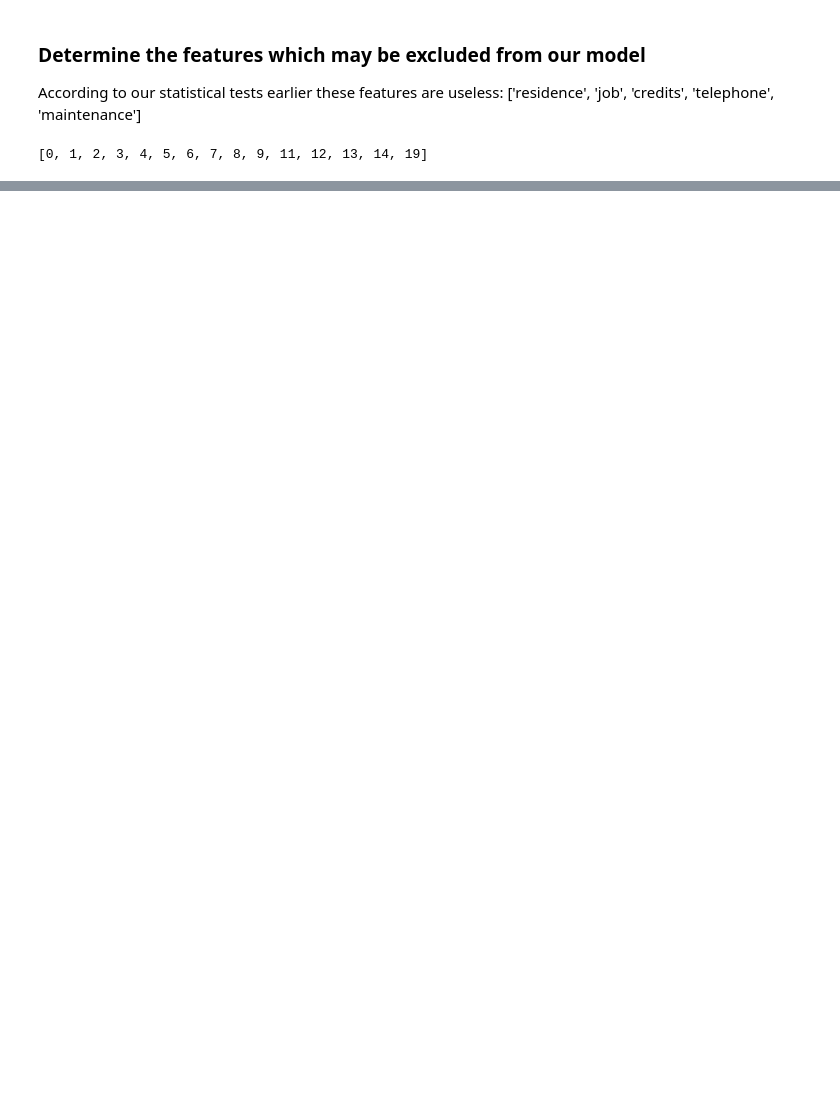
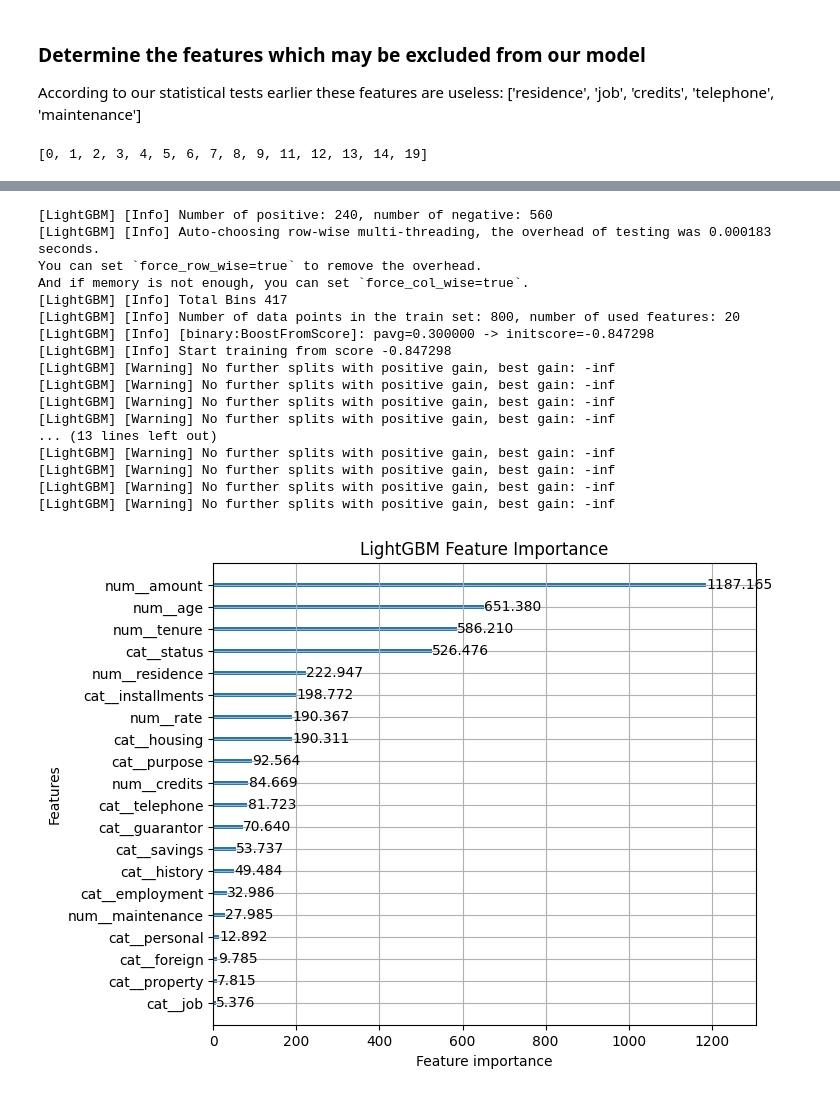
Before and after one commit to leztien/portfolio-project-classification-for-german-credit-database, a Jupyter notebook: modeling.ipynb, the cells around one changed output, grey strips where cells are left out. Drawn from its saved outputs; the diff is of its cells as text; code cells hidden in the pictures; blank space fills up the shorter version.

```diff
--- a/modeling.ipynb
+++ b/modeling.ipynb
@@ -199 +224,6 @@ features_to_keep
 metric: F2 (cross validation on the train set)
+# %%
+# collect metrics
+collector = dict()
+
+input_features = sorted(column_index.keys(), key=lambda k: column_index[k])
@@ -330,0 +275,20 @@ accuracy = accuracy_score(y_test, binary_predictions)
+# %%
+# Gradient Boosting
+
+gb = make_pipeline(
+    ColumnTransformer([
+            ("num", 'passthrough', make_column_selector(dtype_include=np.number)),
+            ("cat", OrdinalEncoder(handle_unknown='use_encoded_value', unknown_value=-1), make_column_selector(dtype_include=['category', object]))
+                    ],
+            remainder='passthrough'),
+    LGBMClassifier(objective='binary')
+)
+
+#workaround
+gb[0].fit(Xtrain, ytrain)
+
+params = {f"{gb.steps[-1][0]}__categorical_feature": list(range(len(Xtrain.select_dtypes(include=np.number).columns), Xtrain.shape[1])),
+        f"{gb.steps[-1][0]}__feature_name": list(gb[0].get_feature_names_out(input_features=input_features))}
+
+
+collector["gradient boosting"] = cross_val_score(gb, Xtrain, ytrain, scoring=f2, cv=10, params=params)
@@ -330,0 +351,6 @@ accuracy = accuracy_score(y_test, binary_predictions)
+# %%
+# Feature importances according to the logistic regression model
+lr.fit(Xtrain, ytrain)
+sr = pd.Series(lr[-1].coef_.ravel(), index=lr[:-1].get_feature_names_out(input_features=input_features)).sort_values(key=abs, ascending=False)
+print("top most important features in the logistic model:")
+sr.head(10)
@@ -330,0 +386,6 @@ accuracy = accuracy_score(y_test, binary_predictions)
+# %%
+# Feature importances according to the tree model
+dt.fit(Xtrain, ytrain)
+sr = pd.Series(dt.steps[1][1].feature_importances_, index=dt[:-1].get_feature_names_out(input_features=input_features)).sort_values(ascending=False)
+print("top most important features in the tree model:")
+sr.head(10)
@@ -330,0 +421,26 @@ accuracy = accuracy_score(y_test, binary_predictions)
+# %%
+# Feature importances according to the gradient boosting model
+
+params = {f"{gb.steps[-1][0]}__categorical_feature": list(range(len(Xtrain.select_dtypes(include=np.number).columns), Xtrain.shape[1])),
+          f"{gb.steps[-1][0]}__feature_name": list(gb[0].get_feature_names_out(input_features=input_features))}
+gb.fit(Xtrain, ytrain, **params)
+lgb.plot_importance(gb.steps[-1][1], importance_type="gain", figsize=(7,6), title="LightGBM Feature Importance");
+# %% [output]
+[LightGBM] [Info] Number of positive: 240, number of negative: 560
+[LightGBM] [Info] Auto-choosing row-wise multi-threading, the overhead of testing was 0.000183 seconds.
+You can set `force_row_wise=true` to remove the overhead.
+And if memory is not enough, you can set `force_col_wise=true`.
+[LightGBM] [Info] Total Bins 417
+[LightGBM] [Info] Number of data points in the train set: 800, number of used features: 20
+[LightGBM] [Info] [binary:BoostFromScore]: pavg=0.300000 -> initscore=-0.847298
+[LightGBM] [Info] Start training from score -0.847298
+[LightGBM] [Warning] No further splits with positive gain, best gain: -inf
+[LightGBM] [Warning] No further splits with positive gain, best gain: -inf
+[LightGBM] [Warning] No further splits with positive gain, best gain: -inf
+[LightGBM] [Warning] No further splits with positive gain, best gain: -inf
+... (13 lines left out)
+[LightGBM] [Warning] No further splits with positive gain, best gain: -inf
+[LightGBM] [Warning] No further splits with positive gain, best gain: -inf
+[LightGBM] [Warning] No further splits with positive gain, best gain: -inf
+[LightGBM] [Warning] No further splits with positive gain, best gain: -inf
+[figure, added]
```
Also changed, not shown: parts of 35 cells of this notebook, 3 other files.
